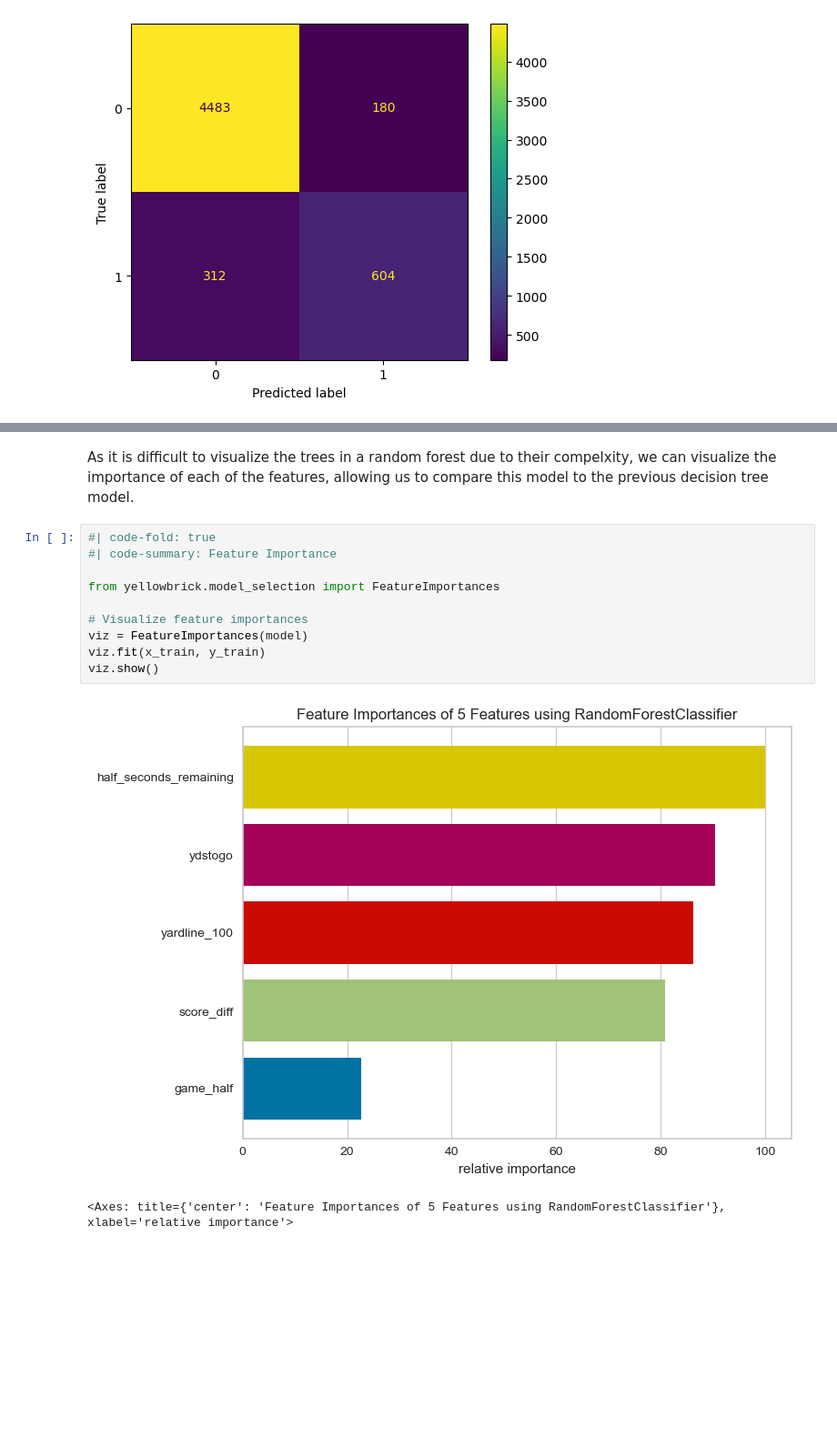
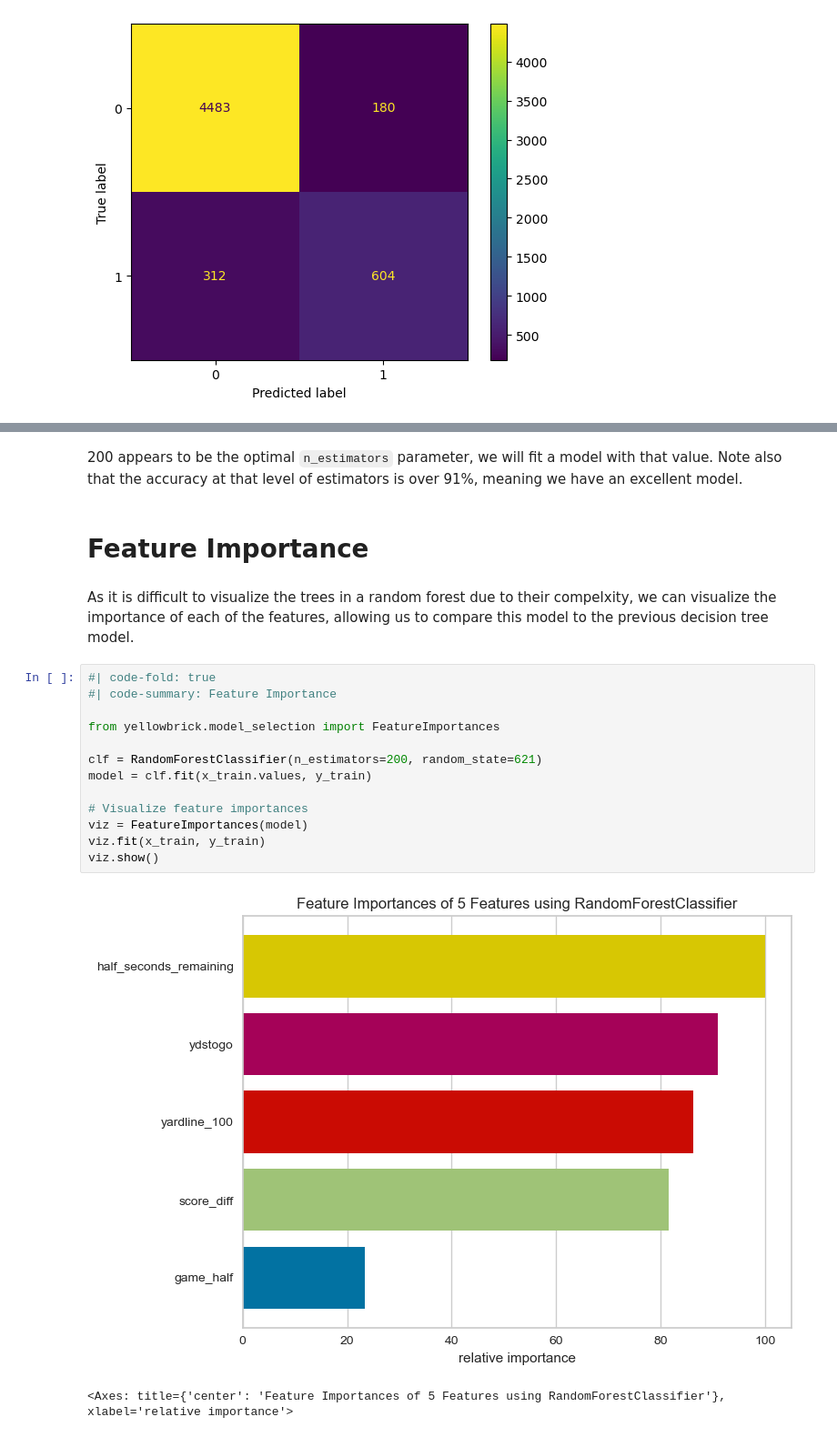
Before and after one commit to anly501/dsan-5000-project-tsigall, a Jupyter notebook: dsan5000/random_forests.ipynb, the cells around one changed output, grey strips where cells are left out. Shown at 91% size. Saved outputs shown, nothing was run; the diff lists cells and outputs as text; blank space fills up the shorter version.

Commit message:
worked on random forests

```diff
--- a/dsan5000/random_forests.ipynb
+++ b/dsan5000/random_forests.ipynb
@@ -91,15 +141,22 @@ Negative recall and precision are very good, meaning our model is good at predic
+# %% [markdown]
+200 appears to be the optimal `n_estimators` parameter, we will fit a model with that value. Note also that the accuracy at that level of estimators is over 91%, meaning we have an excellent model.
+# %% [markdown]
+# Feature Importance
 # %% [markdown]
 As it is difficult to visualize the trees in a random forest due to their compelxity, we can visualize the importance of each of the features, allowing us to compare this model to the previous decision tree model.
 # %%
 #| code-fold: true
 #| code-summary: Feature Importance
 
 from yellowbrick.model_selection import FeatureImportances
 
+clf = RandomForestClassifier(n_estimators=200, random_state=621)
+model = clf.fit(x_train.values, y_train)
+
 # Visualize feature importances
 viz = FeatureImportances(model)
 viz.fit(x_train, y_train)
 viz.show()
 # %% [output]
-[figure, old version]
+[figure, new version]
 <Axes: title={'center': 'Feature Importances of 5 Features using RandomForestClassifier'}, xlabel='relative importance'>
```
Also changed, not shown: parts of 6 cells of this notebook, 28 other files.
